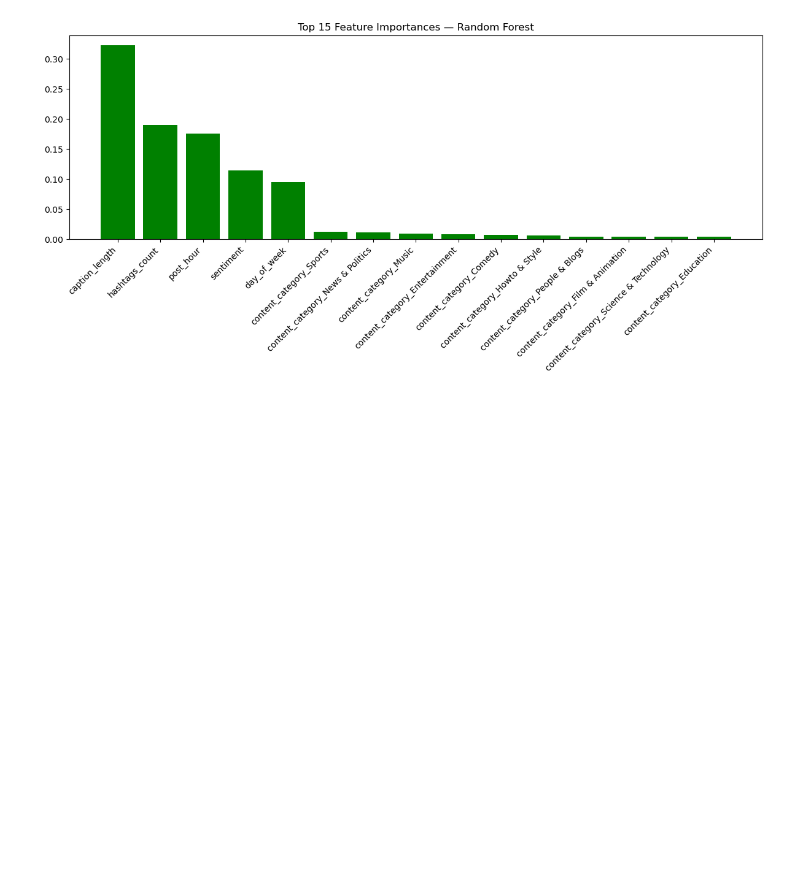
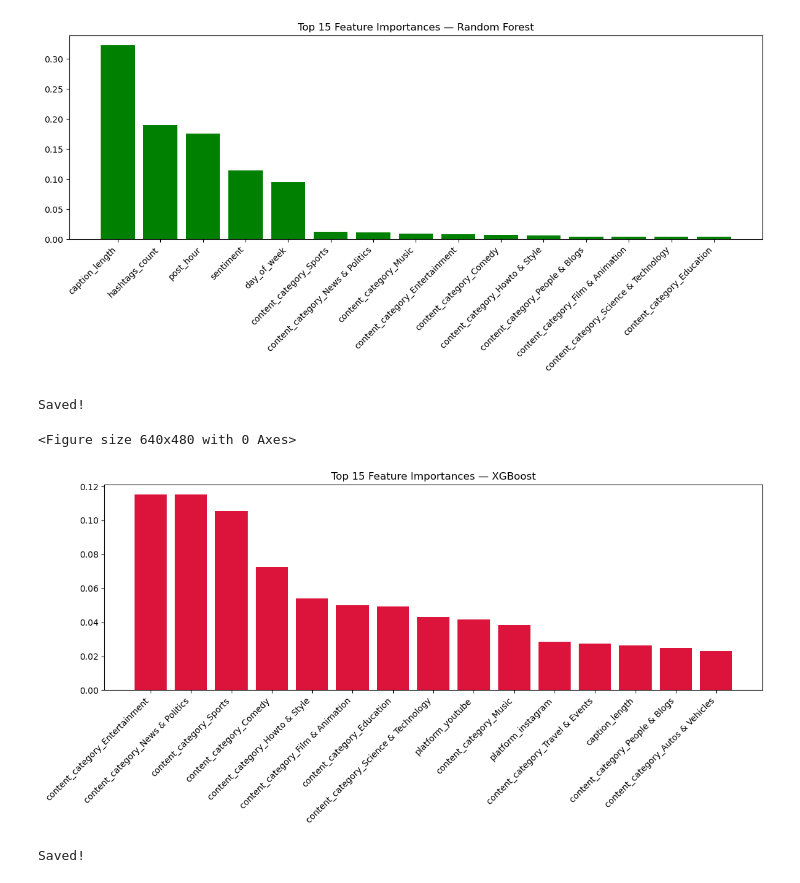
Before and after one commit to taru01ok/virality-prediction-ml-2026, a Jupyter notebook: notebooks/03_modeling.ipynb, the cells around one changed output. Saved outputs shown, nothing was run; the diff lists cells and outputs as text; code cells hidden in the pictures; blank space fills up the shorter version.

```diff
--- a/notebooks/03_modeling.ipynb
+++ b/notebooks/03_modeling.ipynb
@@ -312,3 +312,25 @@ print('Saved!')
 # %% [output]
 FileNotFoundError: [Errno 2] No such file or directory: 'notebooks/feature_importance_rf.png'
 [figure]
+# %%
+plt.savefig('feature_importance_rf.png', dpi=150, bbox_inches='tight')
+print('Saved!')
+# %% [output]
+Saved!
+<Figure size 640x480 with 0 Axes>
+# %%
+# ── FEATURE IMPORTANCE — XGBOOST ──
+xgb_importances = xgb.feature_importances_
+xgb_indices = np.argsort(xgb_importances)[::-1][:15]
+
+plt.figure(figsize=(12, 6))
+plt.title('Top 15 Feature Importances — XGBoost')
+plt.bar(range(15), xgb_importances[xgb_indices], color='crimson')
+plt.xticks(range(15), [feature_names[i] for i in xgb_indices], rotation=45, ha='right')
+plt.tight_layout()
+plt.savefig('feature_importance_xgb.png', dpi=150, bbox_inches='tight')
+plt.show()
+print('Saved!')
+# %% [output]
+[figure, added]
+Saved!
```
Also changed, not shown: 2 other files.
